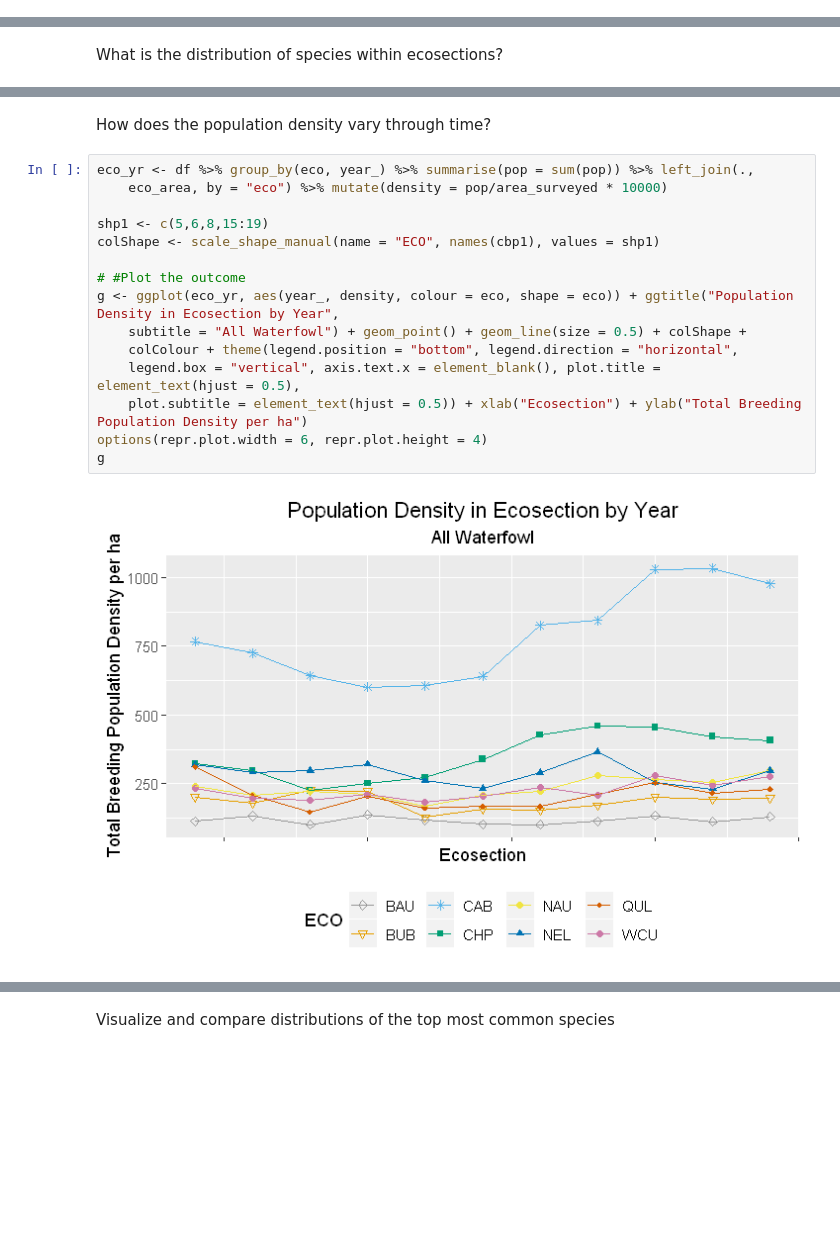
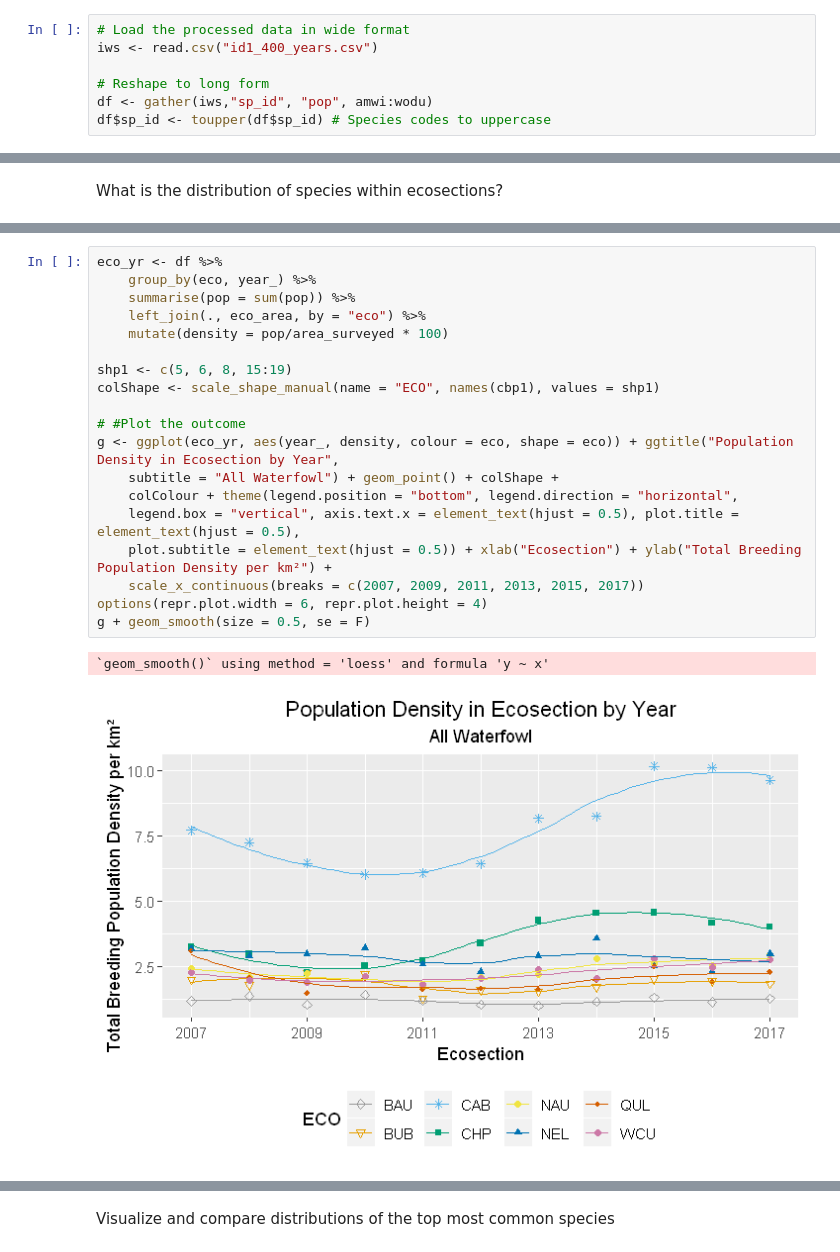
Before and after one commit to Yuhash/iws, a Jupyter notebook: IWS_Notebook.ipynb, the cells around one changed output, grey strips where cells are left out. Saved outputs shown, nothing was run; the diff lists cells and outputs as text; blank space fills up the shorter version.

```diff
--- a/IWS_Notebook.ipynb
+++ b/IWS_Notebook.ipynb
@@ -151,5 +101,12 @@ A data.frame: 6 × 34
 # %% [markdown]
 ### Data Exploration - Species Observation Records
+# %%
+# Load the processed data in wide format
+iws <- read.csv("id1_400_years.csv")
+
+# Reshape to long form
+df <- gather(iws,"sp_id", "pop", amwi:wodu)
+df$sp_id <- toupper(df$sp_id) # Species codes to uppercase
 # %%
 n_sp <- unique(df$sp_id)
 
@@ -257,20 +223,23 @@ g
-# %% [markdown]
-How does the population density vary through time?
 # %%
-eco_yr <- df %>% group_by(eco, year_) %>% summarise(pop = sum(pop)) %>% left_join(.,
-    eco_area, by = "eco") %>% mutate(density = pop/area_surveyed * 10000)
+eco_yr <- df %>%
+    group_by(eco, year_) %>%
+    summarise(pop = sum(pop)) %>%
+    left_join(., eco_area, by = "eco") %>%
+    mutate(density = pop/area_surveyed * 100)
 
-shp1 <- c(5,6,8,15:19)
+shp1 <- c(5, 6, 8, 15:19)
 colShape <- scale_shape_manual(name = "ECO", names(cbp1), values = shp1)
 
 # #Plot the outcome
 g <- ggplot(eco_yr, aes(year_, density, colour = eco, shape = eco)) + ggtitle("Population Density in Ecosection by Year",
-    subtitle = "All Waterfowl") + geom_point() + geom_line(size = 0.5) + colShape +
+    subtitle = "All Waterfowl") + geom_point() + colShape +
     colColour + theme(legend.position = "bottom", legend.direction = "horizontal",
-    legend.box = "vertical", axis.text.x = element_blank(), plot.title = element_text(hjust = 0.5),
-    plot.subtitle = element_text(hjust = 0.5)) + xlab("Ecosection") + ylab("Total Breeding Population Density per ha")
+    legend.box = "vertical", axis.text.x = element_text(hjust = 0.5), plot.title = element_text(hjust = 0.5),
+    plot.subtitle = element_text(hjust = 0.5)) + xlab("Ecosection") + ylab("Total Breeding Population Density per km²") +
+    scale_x_continuous(breaks = c(2007, 2009, 2011, 2013, 2015, 2017))
 options(repr.plot.width = 6, repr.plot.height = 4)
-g
+g + geom_smooth(size = 0.5, se = F)
 # %% [output]
+`geom_smooth()` using method = 'loess' and formula 'y ~ x'
-[figure, old version]
+[figure, new version]
 # %% [markdown]
```
Also changed, not shown: parts of 47 cells of this notebook, 19 other files.
